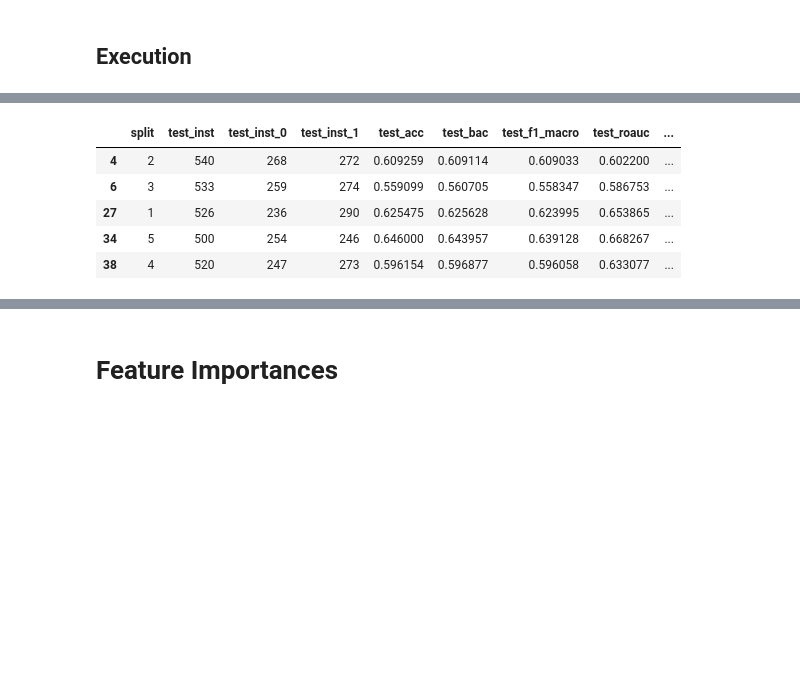
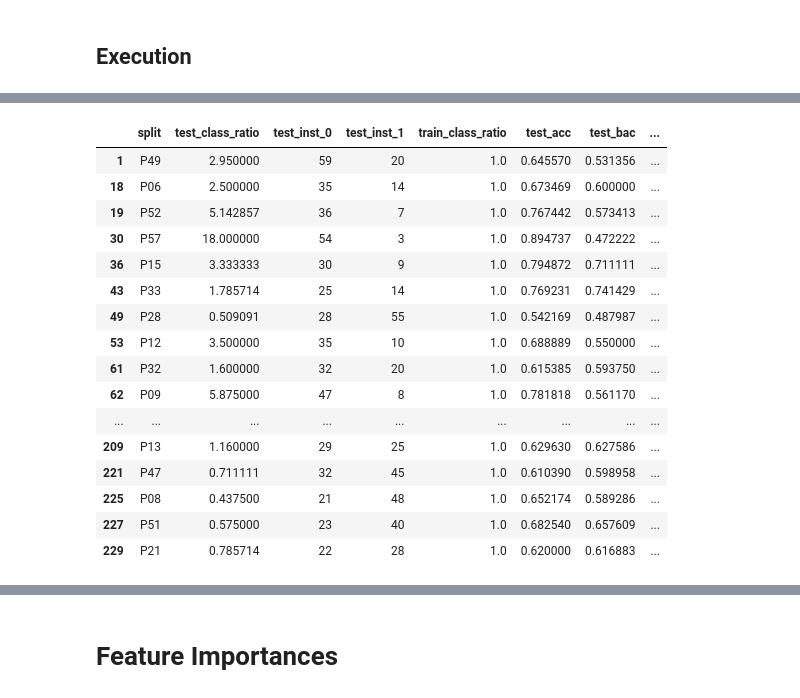
Before and after one commit to SteinPanyu/IndependentReproducibility, a Jupyter notebook: ModelTraining & Evaluation.ipynb, the cells around one changed output, grey strips where cells are left out. Saved outputs shown, nothing was run; the diff lists cells and outputs as text; code cells hidden in the pictures; blank space fills up the shorter version.

```diff
--- a/ModelTraining & Evaluation.ipynb
+++ b/ModelTraining & Evaluation.ipynb
@@ -51,11 +51,13 @@ class CustomCV:
 
             tscv = TimeSeriesSplit(n_splits=self.n_splits)
 
-            for train_index, test_index in tscv.split(X_test_user):
-                X_train, X_test = pd.concat([X_train_users, X_test_user.iloc[train_index]]), X_test_user.iloc[test_index]
-                y_train, y_test = np.concatenate([y_train_users, y_test_user[train_index]]), y_test_user[test_index]
+            # only take the first split
+            train_index, test_index = next(tscv.split(X_test_user))
 
-                yield (X_train.index, X_test.index)
+            X_train, X_test = pd.concat([X_train_users, X_test_user.iloc[train_index]]), X_test_user.iloc[test_index]
+            y_train, y_test = np.concatenate([y_train_users, y_test_user[train_index]]), y_test_user[test_index]
+
+            yield (X_train.index, X_test.index)
 # %%
 import os
 import pandas as pd
@@ -200,13 +202,13 @@ def _train(
             )
 
     if select:
-#         # Removing low variance features
-#         X_train = exclude_low_variance(X_train)
-#         X_test = X_test[X_train.columns]  # Keep only the selected features in the test set
+        # Removing low variance features
+        X_train = exclude_low_variance(X_train)
+        X_test = X_test[X_train.columns]  # Keep only the selected features in the test set
 
-#         # Removing highly correlated features
-#         X_train = remove_pairwise_corr(X_train, outcome_variable= y_train)
-#         X_test = X_test[X_train.columns]  # Keep only the selected features in the test set
+        # Removing highly correlated features
+        X_train = remove_pairwise_corr(X_train, outcome_variable= y_train)
+        X_test = X_test[X_train.columns]  # Keep only the selected features in the test set
 
         if isinstance(select, SelectFromModel):
             select = [select]
@@ -881,8 +934,10 @@ with on_ray():
 # %% [markdown]
 Autocorrelation
 # %%
+X, y, groups, t, datetimes = load(p)
+
 # Calculate the Pearson correlation coefficient
-r = np.corrcoef(feat_current_ESM['ESM#LastLabel_3'], y)[0, 1]
+r = np.corrcoef(X['ESM#LastLabel'], y)[0, 1]
 # %%
  r
 # %% [output]
@@ -1123,13 +1199,24 @@ RESULTS_EVAL.head()
 5 rows × 60 columns
 # %%
-RESULTS_xgbos = RESULTS_EVAL[RESULTS_EVAL['alg']=='lr_os']
+RESULTS_xgbos = RESULTS_EVAL[RESULTS_EVAL['alg']=='rf_os']
 # %%
-RESULTS_xgbos[['split','test_inst','test_inst_0','test_inst_1','test_acc','test_bac','test_f1_macro','test_roauc','test_true_0_pred_0',
+RESULTS_xgbos[['split','test_class_ratio','test_inst_0', 'test_inst_1', 'train_class_ratio','test_acc','test_bac','test_f1_macro','test_roauc','test_true_0_pred_0',
        'test_true_0_pred_1', 'test_true_1_pred_0', 'test_true_1_pred_1']]
 # %% [output]
-|  | split | test_inst | test_inst_0 | test_inst_1 | test_acc | test_bac | test_f1_macro | test_roauc | ... |
-| 4 | 2 | 540 | 268 | 272 | 0.609259 | 0.609114 | 0.609033 | 0.602200 | ... |
-| 6 | 3 | 533 | 259 | 274 | 0.559099 | 0.560705 | 0.558347 | 0.586753 | ... |
-| 27 | 1 | 526 | 236 | 290 | 0.625475 | 0.625628 | 0.623995 | 0.653865 | ... |
-| 34 | 5 | 500 | 254 | 246 | 0.646000 | 0.643957 | 0.639128 | 0.668267 | ... |
-| 38 | 4 | 520 | 247 | 273 | 0.596154 | 0.596877 | 0.596058 | 0.633077 | ... |
+|  | split | test_class_ratio | test_inst_0 | test_inst_1 | train_class_ratio | test_acc | test_bac | ... |
+| 1 | P49 | 2.950000 | 59 | 20 | 1.0 | 0.645570 | 0.531356 | ... |
+| 18 | P06 | 2.500000 | 35 | 14 | 1.0 | 0.673469 | 0.600000 | ... |
+| 19 | P52 | 5.142857 | 36 | 7 | 1.0 | 0.767442 | 0.573413 | ... |
+| 30 | P57 | 18.000000 | 54 | 3 | 1.0 | 0.894737 | 0.472222 | ... |
+| 36 | P15 | 3.333333 | 30 | 9 | 1.0 | 0.794872 | 0.711111 | ... |
+| 43 | P33 | 1.785714 | 25 | 14 | 1.0 | 0.769231 | 0.741429 | ... |
+| 49 | P28 | 0.509091 | 28 | 55 | 1.0 | 0.542169 | 0.487987 | ... |
+| 53 | P12 | 3.500000 | 35 | 10 | 1.0 | 0.688889 | 0.550000 | ... |
+| 61 | P32 | 1.600000 | 32 | 20 | 1.0 | 0.615385 | 0.593750 | ... |
+| 62 | P09 | 5.875000 | 47 | 8 | 1.0 | 0.781818 | 0.561170 | ... |
+| ... | ... | ... | ... | ... | ... | ... | ... | ... |
+| 209 | P13 | 1.160000 | 29 | 25 | 1.0 | 0.629630 | 0.627586 | ... |
+| 221 | P47 | 0.711111 | 32 | 45 | 1.0 | 0.610390 | 0.598958 | ... |
+| 225 | P08 | 0.437500 | 21 | 48 | 1.0 | 0.652174 | 0.589286 | ... |
+| 227 | P51 | 0.575000 | 23 | 40 | 1.0 | 0.682540 | 0.657609 | ... |
+| 229 | P21 | 0.785714 | 22 | 28 | 1.0 | 0.620000 | 0.616883 | ... |
```
Also changed, not shown: parts of 12 cells of this notebook, 4 other files.
